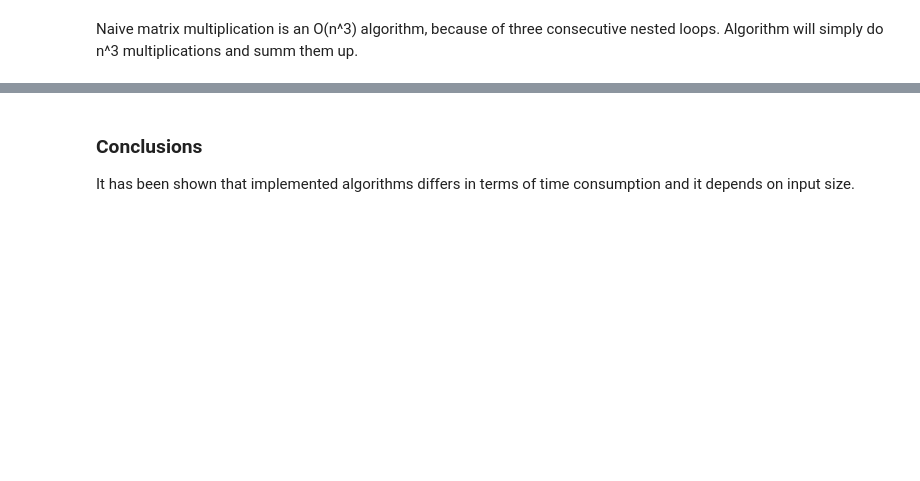
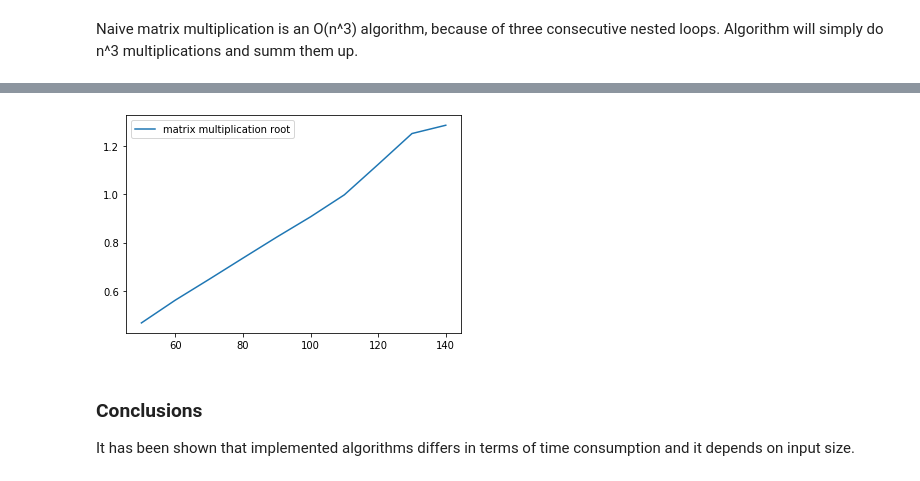
Before and after one commit to SergeyFedorchenko/Algorithms-ITMO, a Jupyter notebook: task 1.ipynb, the cells around one changed output, grey strips where cells are left out. Cells and saved outputs as stored; diff of their text form; code cells hidden in the pictures; blank space fills up the shorter version.

```diff
--- a/task 1.ipynb
+++ b/task 1.ipynb
@@ -189,3 +197,11 @@ plt.show()
+# %%
+
+plt.plot(bench[0], bench[1]**(1/3), label = 'matrix multiplication root')
+plt.legend()
+plt.savefig('matmul_root.png')
+plt.show()
+# %% [output]
+[figure, added]
 # %% [markdown]
 ### Conclusions
 It has been shown that implemented algorithms differs in terms of time consumption and it depends on input size.
```
Also changed, not shown: parts of 7 cells of this notebook.
